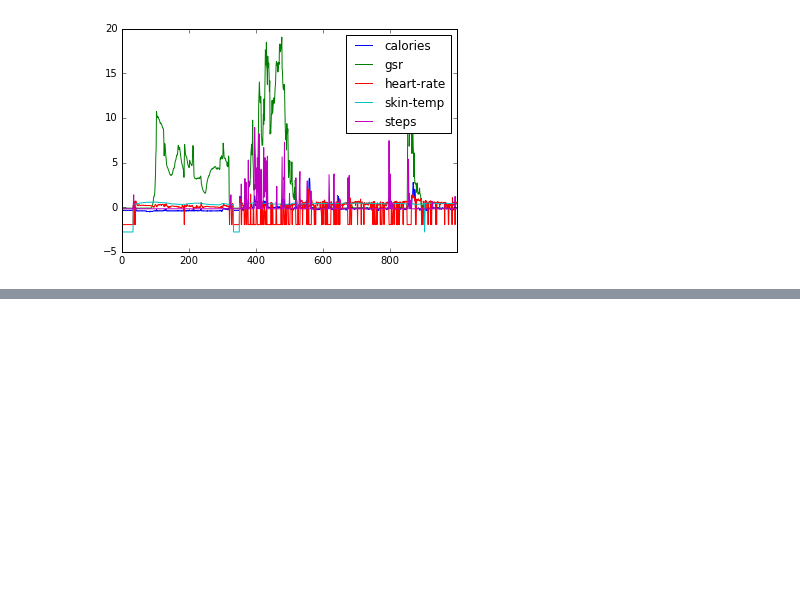
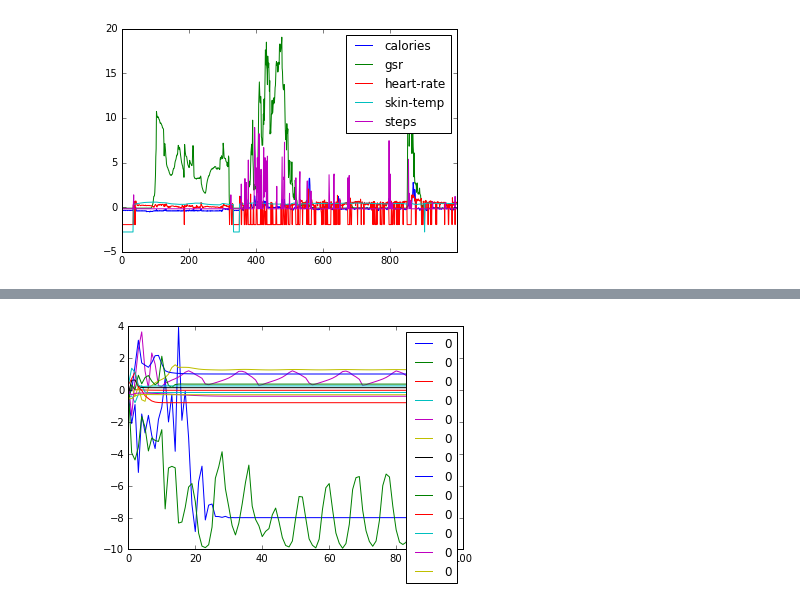
Before and after one commit to arasdar/DL, a Jupyter notebook: DRNN-smartwatch.ipynb, the cells around one changed output, grey strips where cells are left out. Cells and saved outputs as stored; diff of their text form; code cells hidden in the pictures; blank space fills up the shorter version.

```diff
--- a/DRNN-smartwatch.ipynb
+++ b/DRNN-smartwatch.ipynb
@@ -308,0 +296,8 @@ plt.legend()
+# %%
+# # Displaying the predictionspred = np.array(net.predictions)
+pred = np.array(net.predictions)
+for idx in range(13):
+    plt.plot(pred[idx, :, :, 0], label='0')
+    plt.legend()
+# %% [output]
+[figure, added]
```
Also changed, not shown: parts of 10 cells of this notebook.
